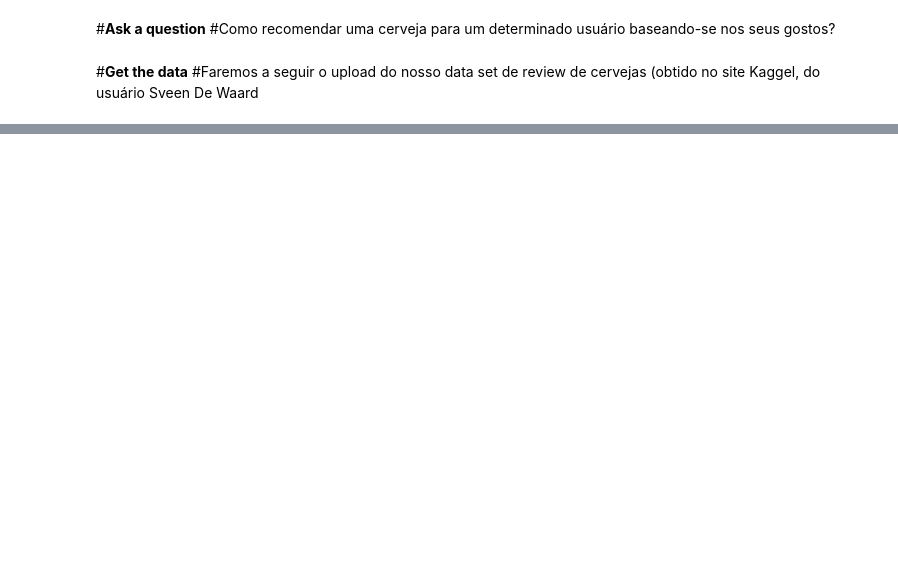
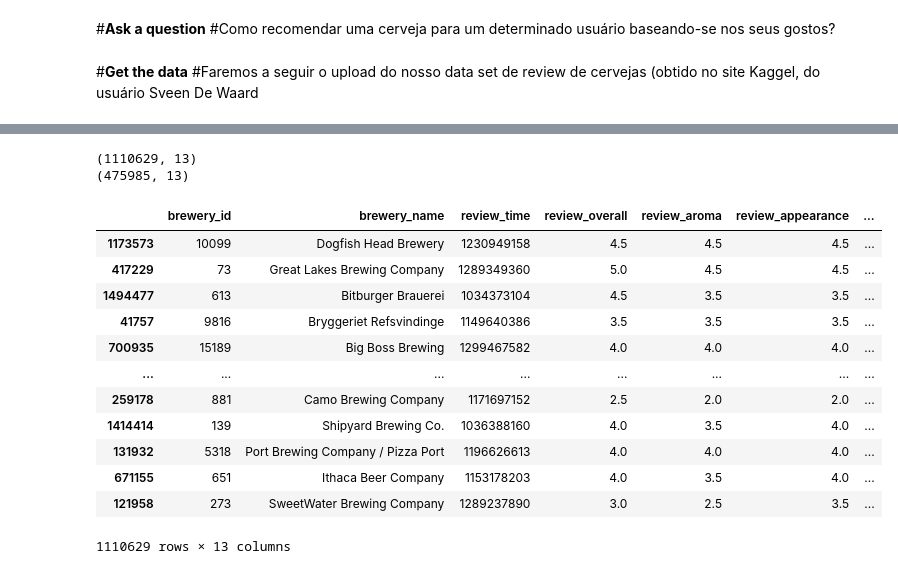
Before and after one commit to arturnovais/pad-recomendacao2023, a Jupyter notebook: Recomendação.ipynb, the cells around one changed output, grey strips where cells are left out. Saved outputs shown, nothing was run; the diff lists cells and outputs as text; code cells hidden in the pictures; blank space fills up the shorter version.

```diff
--- a/Recomendação.ipynb
+++ b/Recomendação.ipynb
@@ -28,0 +22,10 @@ df.head()
+# %%
+nltk.download('all')
+
+caminho_arquivo_csv = '/content/beer_reviews.csv'
+
+# Lê o arquivo CSV em um DataFrame
+df = pd.read_csv(caminho_arquivo_csv)
+
+# Exibe as primeiras linhas do DataFrame
+df.head()
@@ -28,0 +56,34 @@ df.head()
+# %%
+# Criação do analisador de sentimentos
+analyzer = SentimentIntensityAnalyzer()
+
+# Função para classificar sentimentos em um DataFrame
+def classify_sentiment(description):
+    sentiment_score = analyzer.polarity_scores(description)
+    return sentiment_score['compound']
+
+# Aplicar a função "classify_sentiment" à coluna "Description" do DataFrame e armazenar o resultado na coluna "Description"
+df['Sentiment(Recomendation)'] = df['Description'].apply(classify_sentiment)
+# %%
+X_train, X_test = train_test_split(df, test_size = 0.30, random_state = 42)
+
+print(X_train.shape)
+print(X_test.shape)
+
+X_train
+# %% [output]
+(1110629, 13)
+(475985, 13)
+|  | brewery_id | brewery_name | review_time | review_overall | review_aroma | review_appearance | ... |
+| 1173573 | 10099 | Dogfish Head Brewery | 1230949158 | 4.5 | 4.5 | 4.5 | ... |
+| 417229 | 73 | Great Lakes Brewing Company | 1289349360 | 5.0 | 4.5 | 4.5 | ... |
+| 1494477 | 613 | Bitburger Brauerei | 1034373104 | 4.5 | 3.5 | 3.5 | ... |
+| 41757 | 9816 | Bryggeriet Refsvindinge | 1149640386 | 3.5 | 3.5 | 3.5 | ... |
+| 700935 | 15189 | Big Boss Brewing | 1299467582 | 4.0 | 4.0 | 4.0 | ... |
+| ... | ... | ... | ... | ... | ... | ... | ... |
+| 259178 | 881 | Camo Brewing Company | 1171697152 | 2.5 | 2.0 | 2.0 | ... |
+| 1414414 | 139 | Shipyard Brewing Co. | 1036388160 | 4.0 | 3.5 | 4.0 | ... |
+| 131932 | 5318 | Port Brewing Company / Pizza Port | 1196626613 | 4.0 | 4.0 | 4.0 | ... |
+| 671155 | 651 | Ithaca Beer Company | 1153178203 | 4.0 | 3.5 | 4.0 | ... |
+| 121958 | 273 | SweetWater Brewing Company | 1289237890 | 3.0 | 2.5 | 3.5 | ... |
+1110629 rows × 13 columns
```
Also changed, not shown: parts of 13 cells of this notebook.
